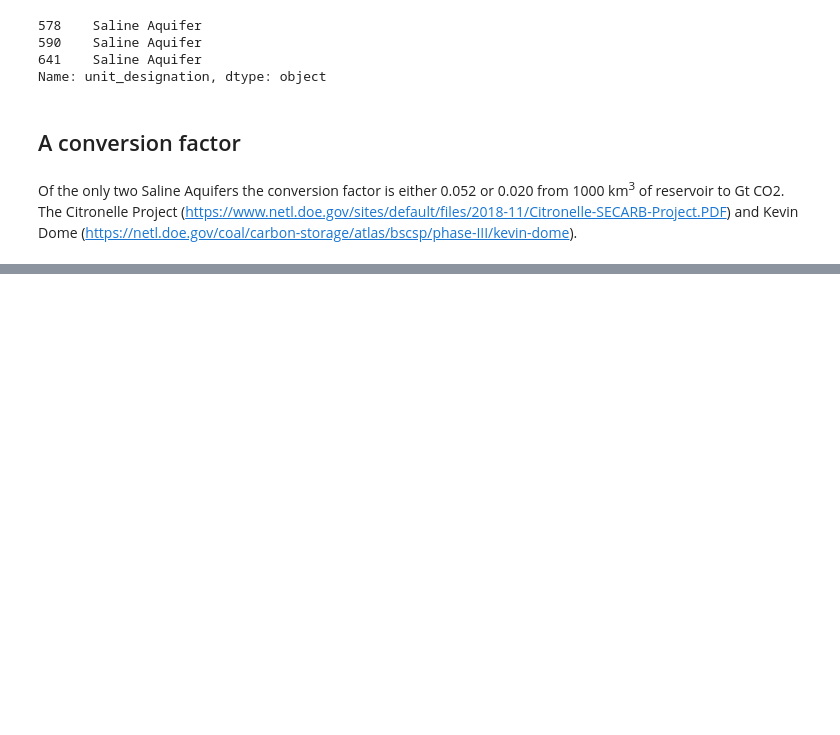
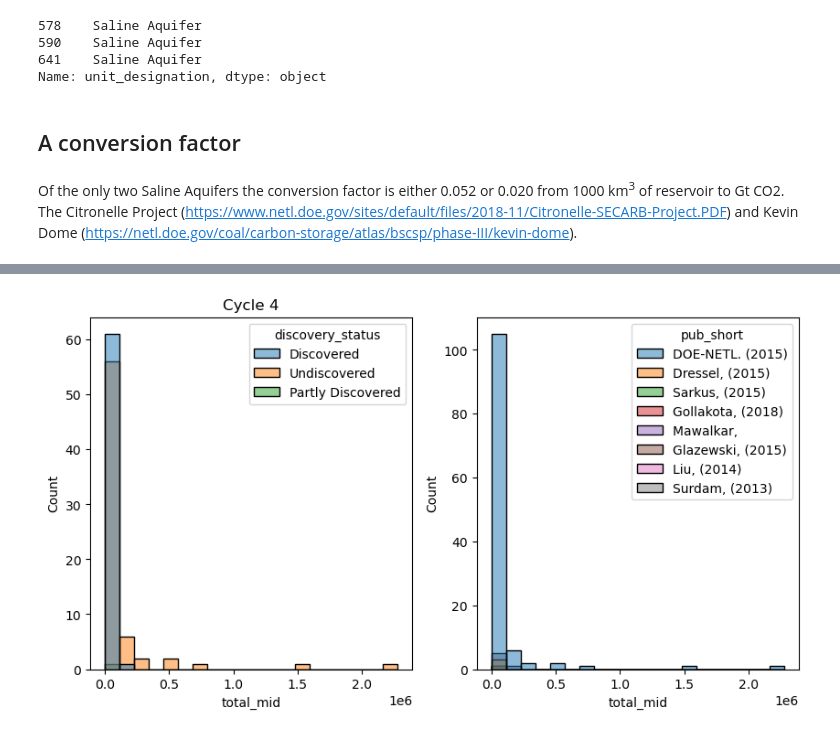
Before and after one commit to johnjarmitage/2024_gidden_cstorage_extras, a Jupyter notebook: extra-analysis/OGCI-USA-analysis.ipynb, the cells around one changed output, grey strips where cells are left out. Drawn from its saved outputs; the diff is of its cells as text; code cells hidden in the pictures; blank space fills up the shorter version.

```diff
--- a/extra-analysis/OGCI-USA-analysis.ipynb
+++ b/extra-analysis/OGCI-USA-analysis.ipynb
@@ -320,0 +422,10 @@ Of the only two Saline Aquifers the conversion factor is either 0.052 or 0.020 f
+# %%
+fig, axs = plt.subplots(1, 2, figsize=[10, 5])
+
+sns.histplot(df_usa, x='total_mid', hue='discovery_status', bins=20, ax = axs[0])
+sns.histplot(df_usa, x='total_mid', hue='pub_short', bins=20, ax = axs[1])
+axs[0].set_title('Cycle 4')
+
+fig.savefig('usa-sources-cycle4.png')
+# %% [output]
+[figure, added]
```
Also changed, not shown: parts of 15 cells of this notebook, 2 other files.
